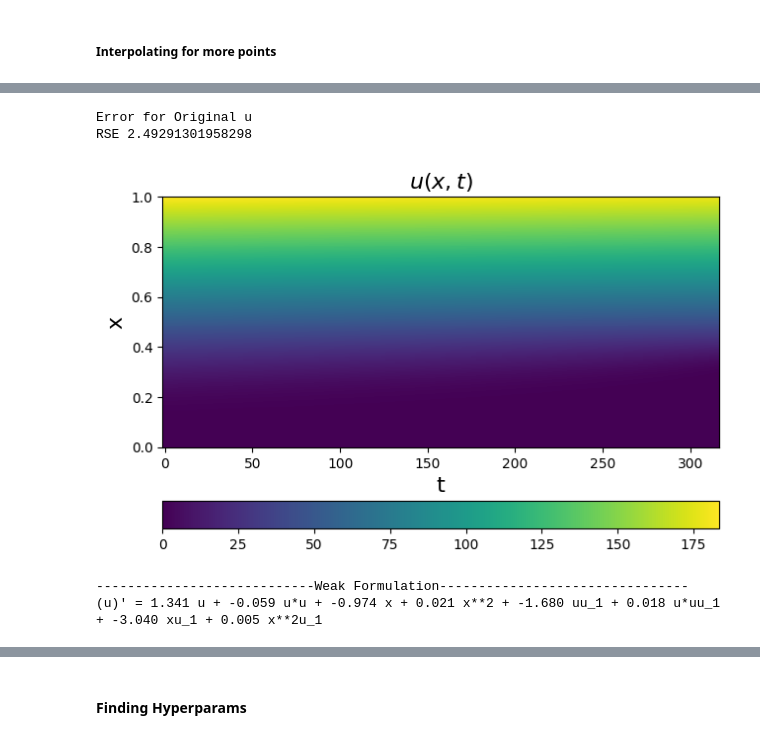
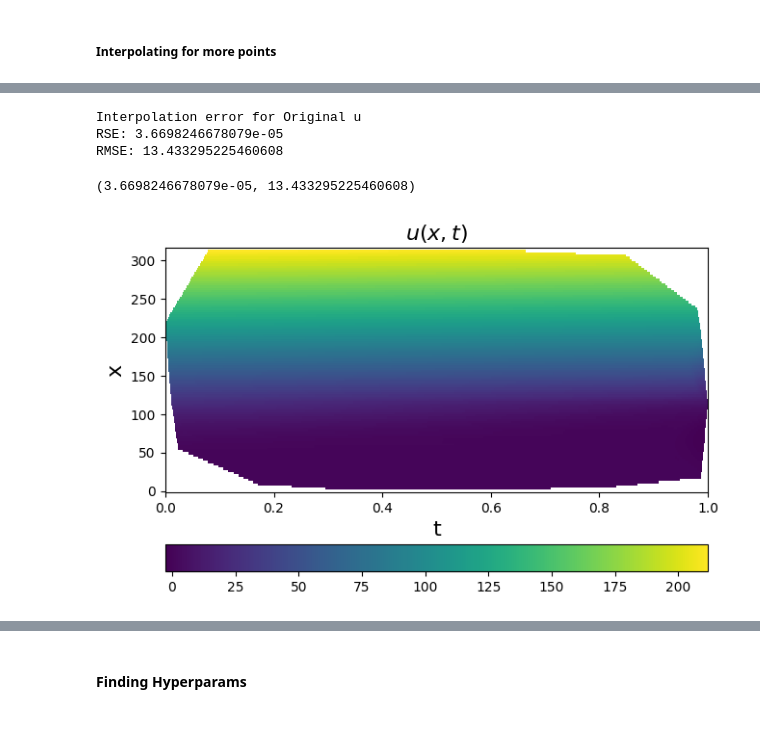
Before and after one commit to brunoCCOS/bs-find-with-sindy, a Jupyter notebook: src/SINDy_precificacao_derivativos_sinteticos.ipynb, the cells around one changed output, grey strips where cells are left out. Cells and saved outputs as stored; diff of their text form; code cells hidden in the pictures.

Commit message:
interpolation working

```diff
--- a/src/SINDy_precificacao_derivativos_sinteticos.ipynb
+++ b/src/SINDy_precificacao_derivativos_sinteticos.ipynb
@@ -358,32 +354,15 @@ RMSE 242.96180774860466
 # %% [markdown]
 ##### Subsampling
 # %%
-num_rows_to_sample = 30
-num_columns_to_sample = 30
+num_points_to_sample = 110
 
 # Generate random indices
-random_rows = np.random.choice(u.shape[0], num_rows_to_sample, replace=False)
-random_columns = np.random.choice(u.shape[1], num_columns_to_sample, replace=False)
+random_rows = np.random.choice(u.shape[0], num_points_to_sample, replace=False)
+random_columns = np.random.choice(u.shape[1], num_points_to_sample, replace=False)
 
 # Subsample the matrix
-subsampled_u = u[random_rows][:, random_columns].reshape((len(random_rows),len(random_columns)))
+subsampled_u = np.ravel(u)[random_rows*1200 + random_columns]
 subsampled_x = x[random_rows]
 subsampled_t = t[random_columns]
 # %% [markdown]
 ##### Interpolating for more points
-# %%
-interpol_u = cubic_spline_interpolation(subsampled_u,subsampled_t,subsampled_x,110,1200)
-
-def bicubic_interpolation(u, x, y, a, b):
-    xi = np.linspace(min(x), max(x), a)
-    yi = np.linspace(min(y), max(y), b)
-    xi, yi = np.meshgrid(xi, yi)
-    print(xi.shape)
-    print(yi.shape)
-    print(x.shape)
-    print(y.shape)
-    print(u.T.shape)
-    return interpolate.griddata((x, y), u.T, (xi, yi), method='cubic')
-
-
-interpol_u = bicubic_interpolation(subsampled_u,subsampled_t,subsampled_x,110,1200)
@@ -449,41 +369,29 @@ grid_x, grid_y = np.mgrid[0:1:100j, 0:1:200j]
+# %%
+interpol_dict = {
+
+    'Cubic Spline': cubic_spline_interpolation, #Assumes regular grid
+    'Linear': linear_interpolation,#Assumes regular grid
+    'Bilinear':bilinear_interpolation, #Best for unstructured grid
+    'Thin plate': thin_plate_splines_interpolation,
+    'Bicubic': bicubic_interpolation,#Best for unstructured grid
+    'Rbf': rbf_interpolation,
+    'Kriging': kriging_interpolation #Good with very few points
+}
 # %%
+interpol_u = interpol_dict['Bicubic'](subsampled_u,subsampled_t,subsampled_x,1200,110)
 # Plot u and u_dot
 plt.figure(figsize=(16, 16))
 plt.subplot(3, 2, 1)
-plt.pcolormesh(x, t, interpol_u)
+plt.pcolormesh(t, x, interpol_u)
 plt.xlabel("t", fontsize=16)
 plt.ylabel("x", fontsize=16)
 plt.title(r"$u(x, t)$", fontsize=16)
 plt.colorbar(orientation="horizontal")
 
-print('Error for Original u')
-print('RSE',np.sum((interpol_u.T - (u.reshape((u.shape[0],u.shape[1]))))**2)/np.sum((interpol_u.T - u.mean())**2))
+calc_error(interpol_u,u)
 # %% [output]
-Error for Original u
-RSE 2.49291301958298
+Interpolation error for Original u
+RSE: 3.6698246678079e-05
+RMSE: 13.433295225460608
+(3.6698246678079e-05, 13.433295225460608)
-[figure, old version]
+[figure, new version]
-# %%
-interpol_u_t = ps.FiniteDifference(axis=1,order = 25)._differentiate(interpol_u,t = dt)
-interpol_u_ = interpol_u.reshape(interpol_u.shape[1],interpol_u.shape[0],1)
-print('----------------------------Weak Formulation--------------------------------')
-
-library_functions = [lambda x: x, lambda x: x * x,lambda x: X.T,lambda x: X.T**2]
-library_function_names = [lambda x: x,lambda x: x + '*' + x,lambda x: 'x',lambda x: 'x**2']
-
-pde_lib = ps.WeakPDELibrary(
-    library_functions=library_functions,
-    function_names=library_function_names,
-    derivative_order=2,
-    spatiotemporal_grid=XT,
-    is_uniform=True,
-    K=500,
-)
-
-optimizer = ps.STLSQ(threshold=1e-2, alpha=1e5)
-
-model = ps.SINDy(feature_names = ['u'],feature_library=pde_lib, optimizer=optimizer)
-model.fit(interpol_u_)
-model.print()
-# %% [output]
-----------------------------Weak Formulation--------------------------------
-(u)' = 1.341 u + -0.059 u*u + -0.974 x + 0.021 x**2 + -1.680 uu_1 + 0.018 u*uu_1 + -3.040 xu_1 + 0.005 x**2u_1
```
Also changed, not shown: parts of 11 cells of this notebook, 1 other file.
